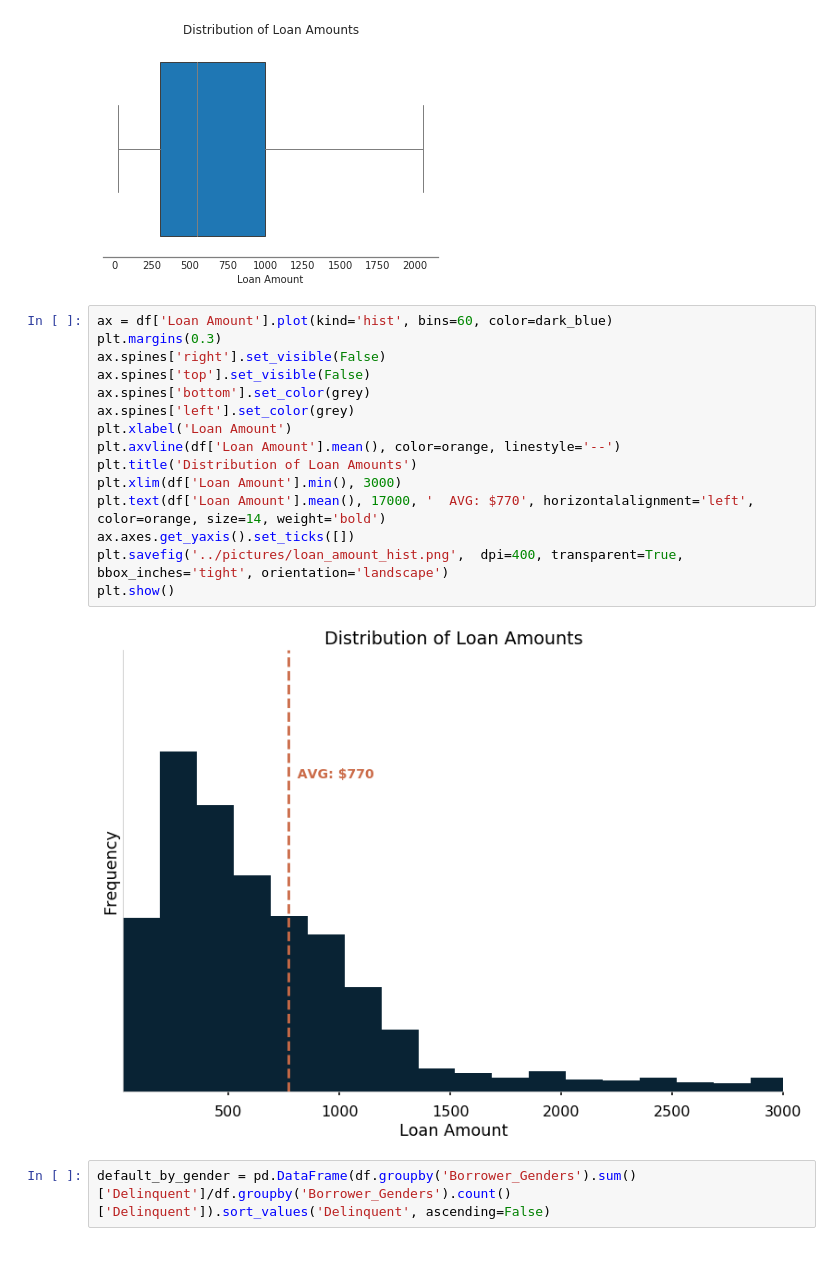
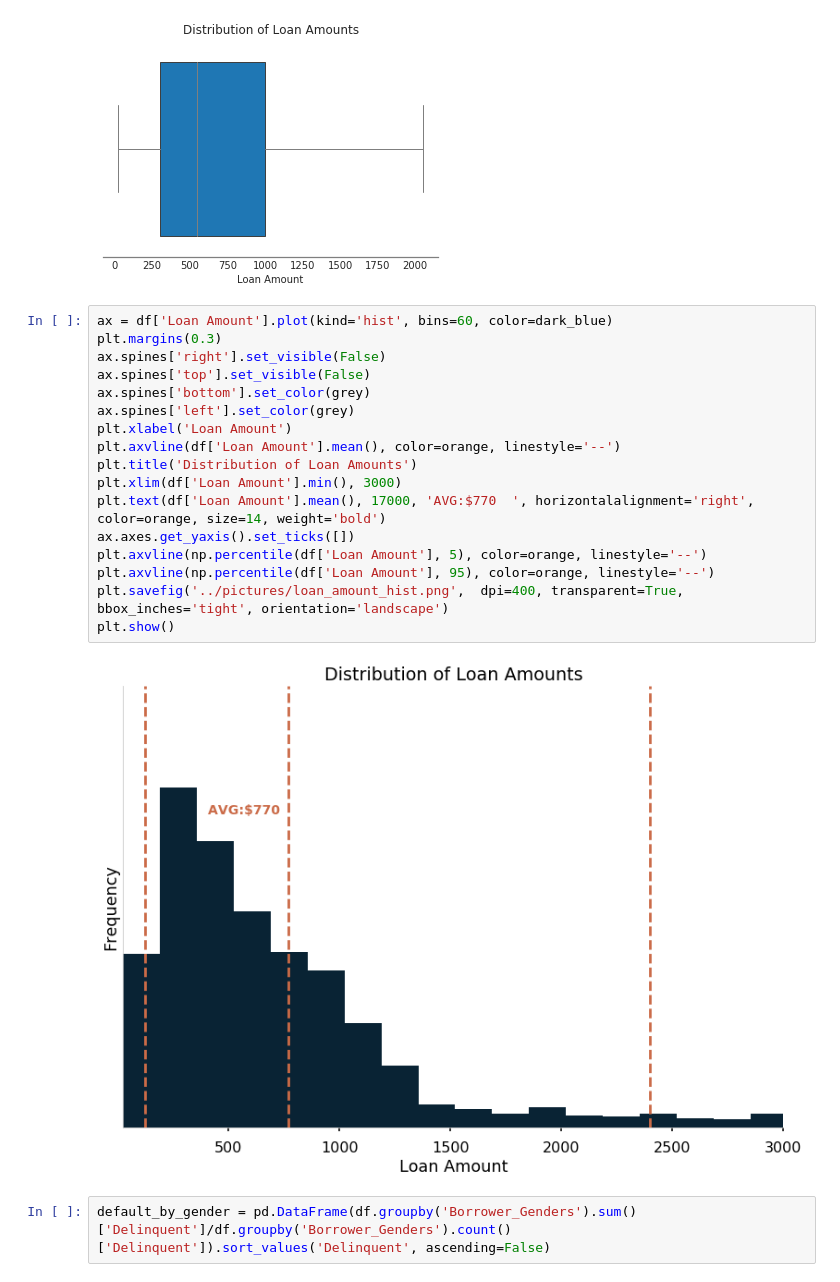
Before and after one commit to clcarver1130/dsi_capstone_project, a Jupyter notebook: notebooks/intial_eda.ipynb, the cells around one changed output. Cells and saved outputs as stored; diff of their text form.

Commit message:
added vlines to histogram

```diff
--- a/notebooks/intial_eda.ipynb
+++ b/notebooks/intial_eda.ipynb
@@ -115,20 +115,22 @@ plt.show()
 # %%
 ax = df['Loan Amount'].plot(kind='hist', bins=60, color=dark_blue)
 plt.margins(0.3)
 ax.spines['right'].set_visible(False)
 ax.spines['top'].set_visible(False)
 ax.spines['bottom'].set_color(grey)
 ax.spines['left'].set_color(grey)
 plt.xlabel('Loan Amount')
 plt.axvline(df['Loan Amount'].mean(), color=orange, linestyle='--')
 plt.title('Distribution of Loan Amounts')
 plt.xlim(df['Loan Amount'].min(), 3000)
-plt.text(df['Loan Amount'].mean(), 17000, '  AVG: $770', horizontalalignment='left', color=orange, size=14, weight='bold')
+plt.text(df['Loan Amount'].mean(), 17000, 'AVG:$770  ', horizontalalignment='right', color=orange, size=14, weight='bold')
 ax.axes.get_yaxis().set_ticks([])
+plt.axvline(np.percentile(df['Loan Amount'], 5), color=orange, linestyle='--')
+plt.axvline(np.percentile(df['Loan Amount'], 95), color=orange, linestyle='--')
 plt.savefig('../pictures/loan_amount_hist.png',  dpi=400, transparent=True, bbox_inches='tight', orientation='landscape')
 plt.show()
 # %% [output]
-[figure, old version]
+[figure, new version]
 # %%
 default_by_gender = pd.DataFrame(df.groupby('Borrower_Genders').sum()['Delinquent']/df.groupby('Borrower_Genders').count()['Delinquent']).sort_values('Delinquent', ascending=False)
 # %%
```
Also changed, not shown: 2 other files.
